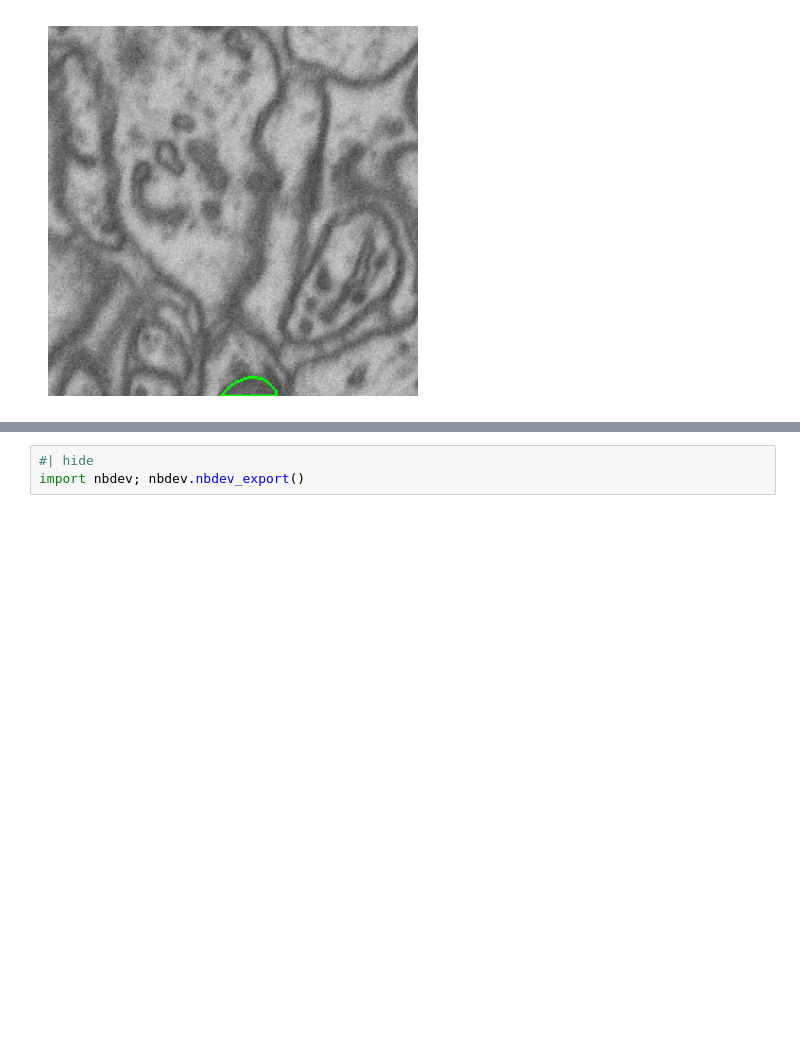
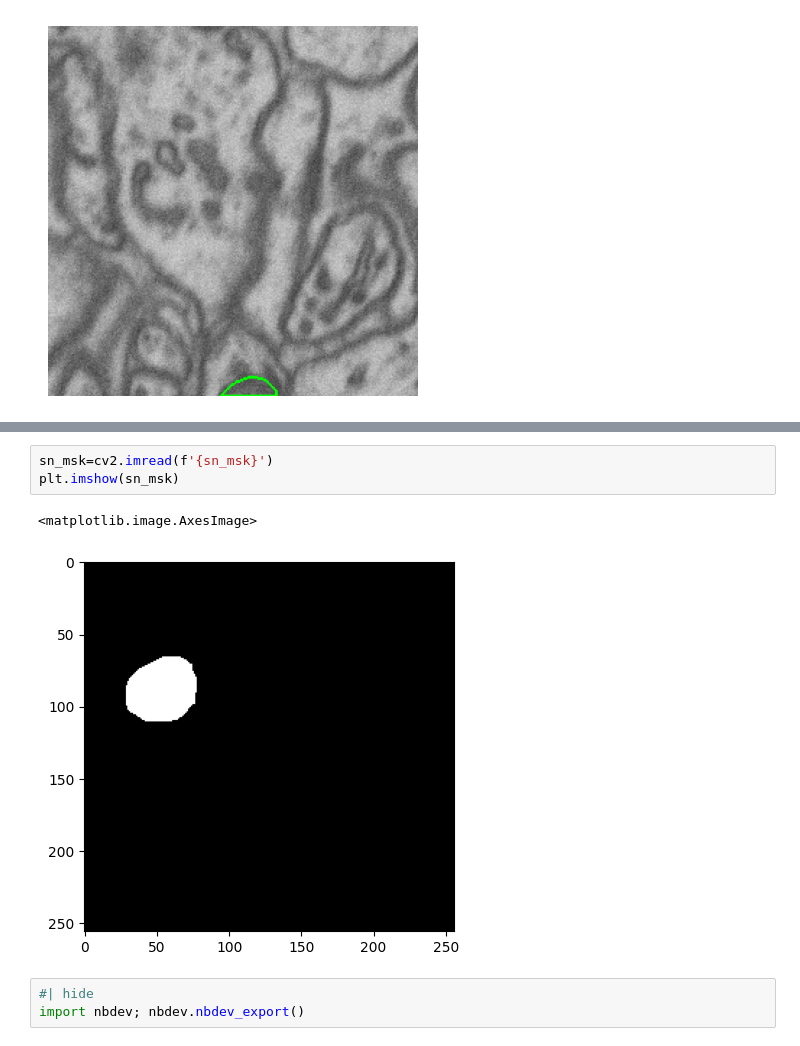
Before and after one commit to HasanGoni/yolo_v8_segmentation, a Jupyter notebook: nbs/02_viz_utils.ipynb, the cells around one changed output, grey strips where cells are left out. Saved outputs shown, nothing was run; the diff lists cells and outputs as text; blank space fills up the shorter version.

```diff
--- a/nbs/02_viz_utils.ipynb
+++ b/nbs/02_viz_utils.ipynb
@@ -134,3 +216,9 @@ overlay_mask_border_on_image(s_img, s_msk)
+# %%
+sn_msk=cv2.imread(f'{sn_msk}')
+plt.imshow(sn_msk)
+# %% [output]
+<matplotlib.image.AxesImage>
+[figure, added]
 # %%
 #| hide
 import nbdev; nbdev.nbdev_export()
```
Also changed, not shown: parts of 8 cells of this notebook, 1 other file.
